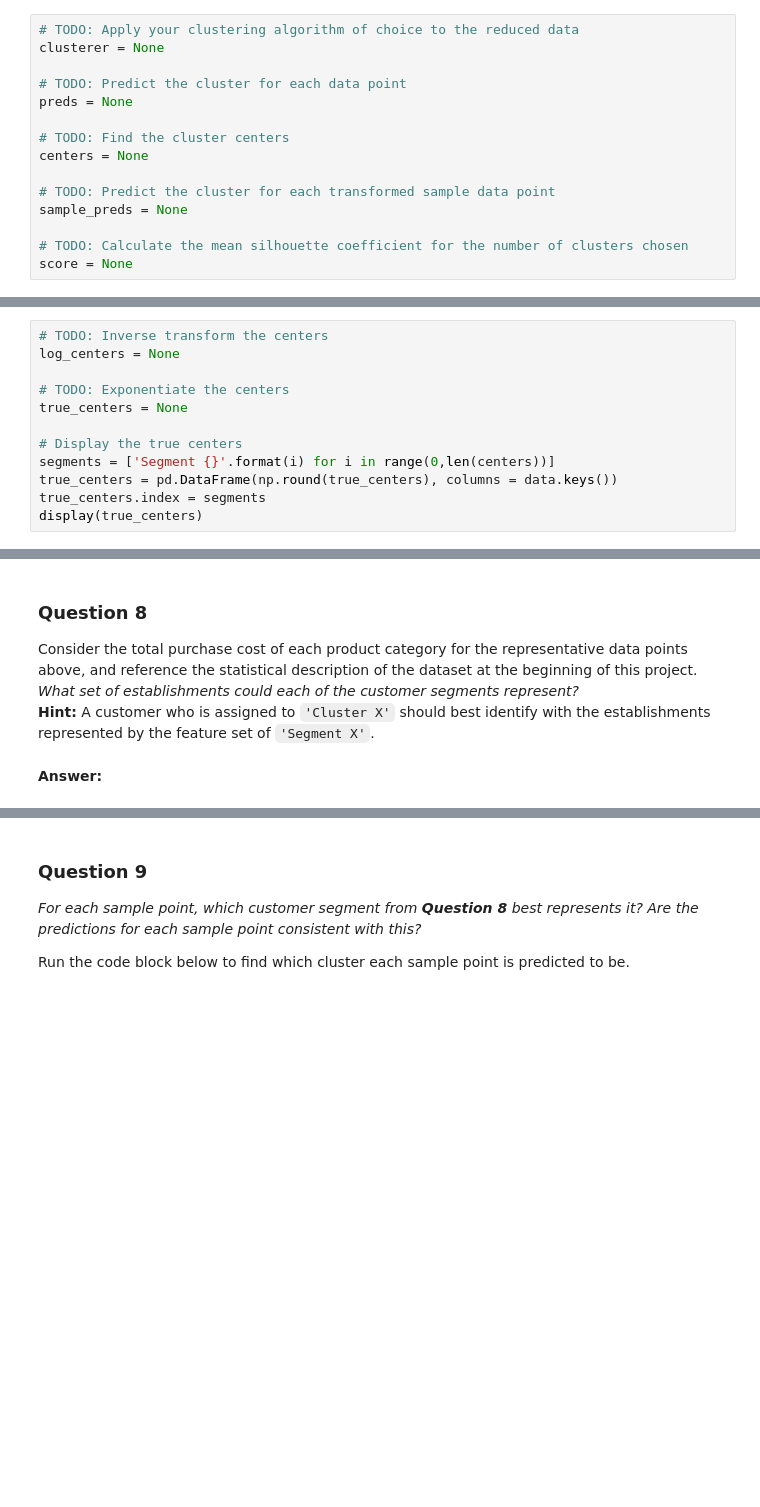
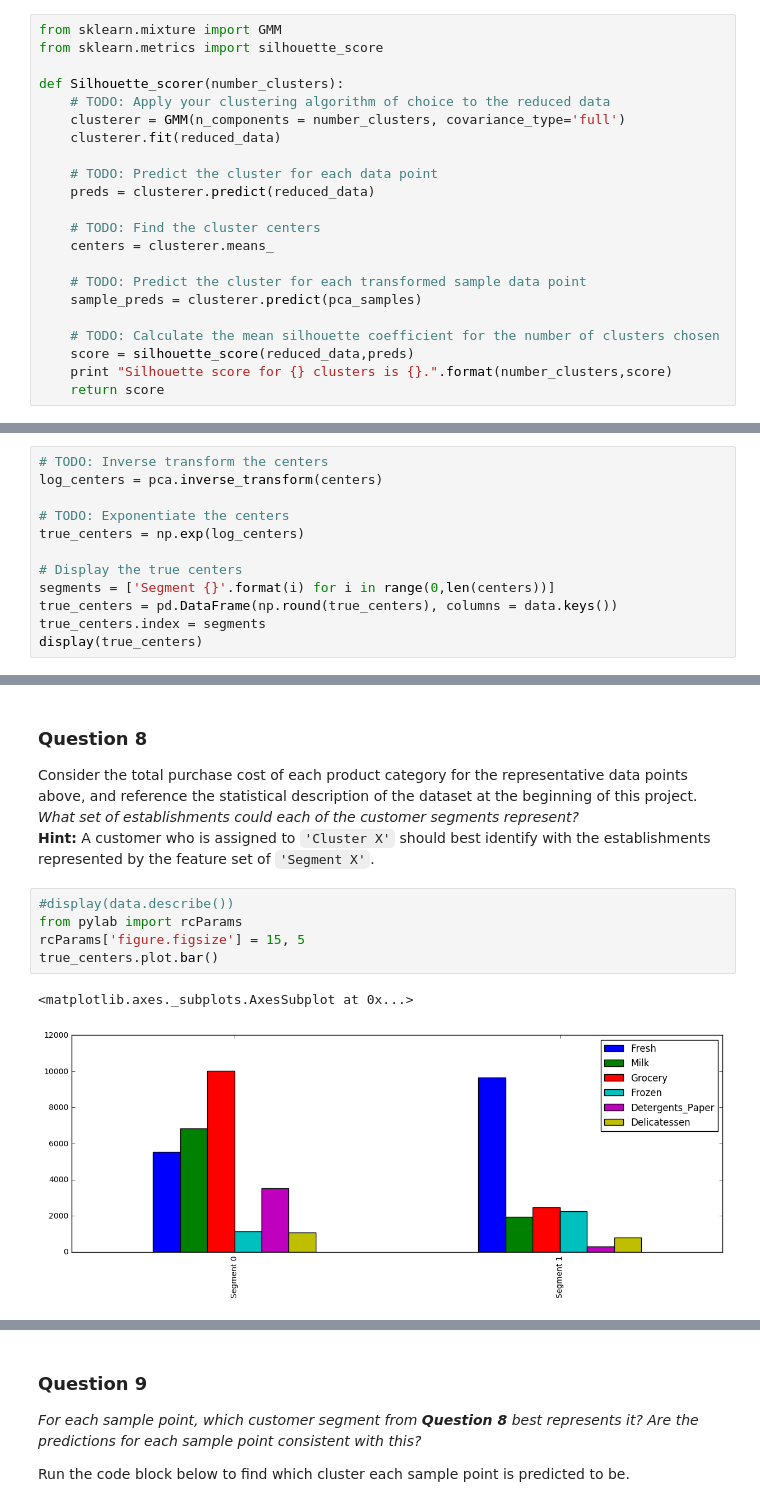
Before and after one commit to TilakD/Udacity_MLND_Unsup_Customer_Segment, a Jupyter notebook: customer_segments.ipynb, the cells around one changed output, grey strips where cells are left out. Cells and saved outputs as stored; diff of their text form; blank space fills up the shorter version.

```diff
--- a/customer_segments.ipynb
+++ b/customer_segments.ipynb
@@ -476,17 +483,24 @@ In the code block below, you will need to implement the following:
  - Import `sklearn.metrics.silhouette_score` and calculate the silhouette score of `reduced_data` against `preds`.
    - Assign the silhouette score to `score` and print the result.
 # %%
-# TODO: Apply your clustering algorithm of choice to the reduced data
-clusterer = None
+from sklearn.mixture import GMM
+from sklearn.metrics import silhouette_score
 
-# TODO: Predict the cluster for each data point
-preds = None
+def Silhouette_scorer(number_clusters):
+    # TODO: Apply your clustering algorithm of choice to the reduced data
+    clusterer = GMM(n_components = number_clusters, covariance_type='full')
+    clusterer.fit(reduced_data)
 
-# TODO: Find the cluster centers
-centers = None
+    # TODO: Predict the cluster for each data point
+    preds = clusterer.predict(reduced_data)
 
-# TODO: Predict the cluster for each transformed sample data point
-sample_preds = None
+    # TODO: Find the cluster centers
+    centers = clusterer.means_
 
-# TODO: Calculate the mean silhouette coefficient for the number of clusters chosen
-score = None
+    # TODO: Predict the cluster for each transformed sample data point
+    sample_preds = clusterer.predict(pca_samples)
+
+    # TODO: Calculate the mean silhouette coefficient for the number of clusters chosen
+    score = silhouette_score(reduced_data,preds)
+    print "Silhouette score for {} clusters is {}.".format(number_clusters,score)
+    return score
@@ -510,10 +540,10 @@ In the code block below, you will need to implement the following:
  - Apply the inverse function of `np.log` to `log_centers` using `np.exp` and assign the true centers to `true_centers`.
 # %%
 # TODO: Inverse transform the centers
-log_centers = None
+log_centers = pca.inverse_transform(centers)
 
 # TODO: Exponentiate the centers
-true_centers = None
+true_centers = np.exp(log_centers)
 
 # Display the true centers
 segments = ['Segment {}'.format(i) for i in range(0,len(centers))]
@@ -524,5 +558,11 @@ display(true_centers)
 ### Question 8
 Consider the total purchase cost of each product category for the representative data points above, and reference the statistical description of the dataset at the beginning of this project. *What set of establishments could each of the customer segments represent?*
 **Hint:** A customer who is assigned to `'Cluster X'` should best identify with the establishments represented by the feature set of `'Segment X'`.
-# %% [markdown]
-**Answer:**
+# %%
+#display(data.describe())
+from pylab import rcParams
+rcParams['figure.figsize'] = 15, 5
+true_centers.plot.bar()
+# %% [output]
+<matplotlib.axes._subplots.AxesSubplot at 0x...>
+[figure, added]
```
Also changed, not shown: parts of 15 cells of this notebook.
